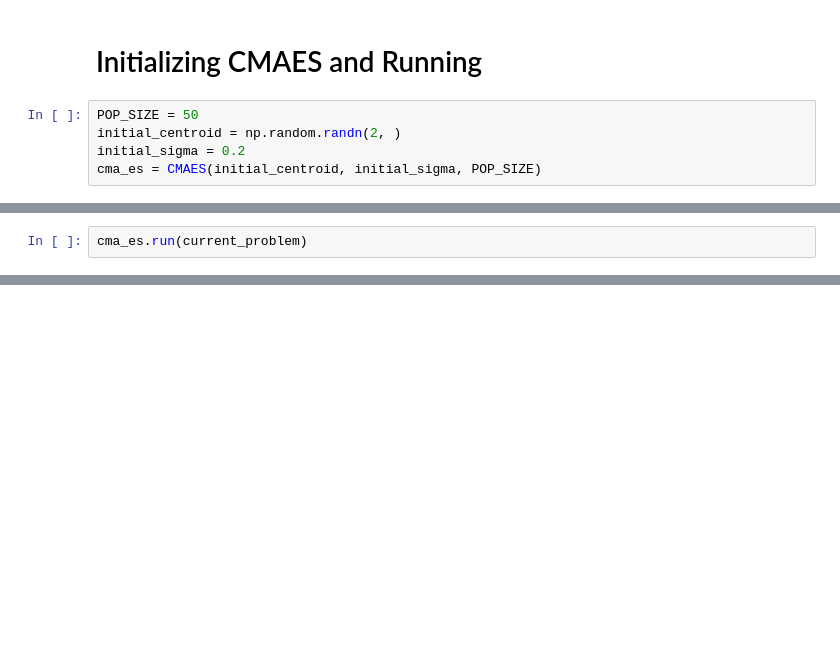
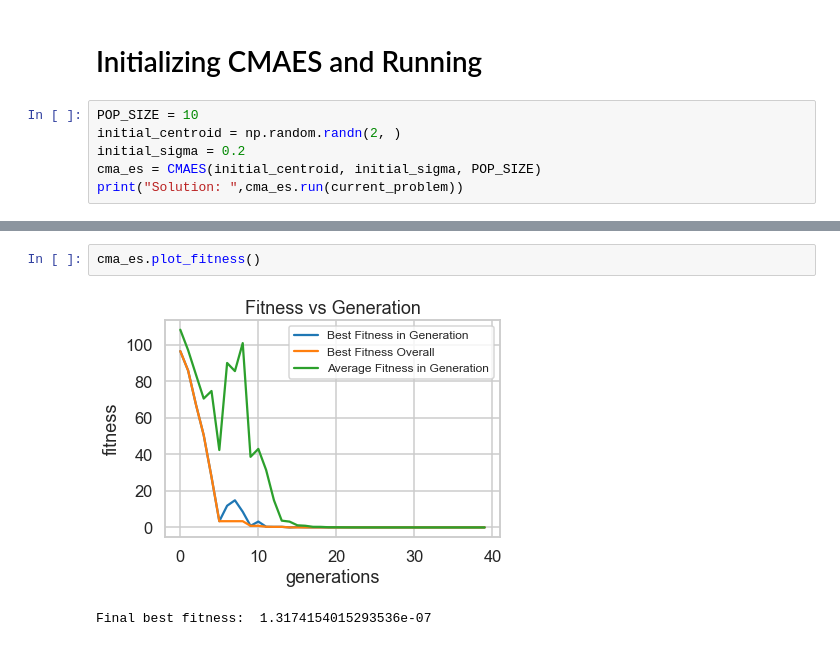
Before and after one commit to luketl2/ME-447-Project-1, a Jupyter notebook: code/Problem4/Problem4_CMA.ipynb, the cells around one changed output, grey strips where cells are left out. Drawn from its saved outputs; the diff is of its cells as text; blank space fills up the shorter version.

```diff
--- a/code/Problem4/Problem4_CMA.ipynb
+++ b/code/Problem4/Problem4_CMA.ipynb
@@ -198,7 +241,8 @@ class CMAES:
 # %% [markdown]
 # Initializing CMAES and Running
 # %%
-POP_SIZE = 50
+POP_SIZE = 10
 initial_centroid = np.random.randn(2, )
 initial_sigma = 0.2
 cma_es = CMAES(initial_centroid, initial_sigma, POP_SIZE)
+print("Solution: ",cma_es.run(current_problem))
@@ -205,2 +250,0 @@ cma_es = CMAES(initial_centroid, initial_sigma, POP_SIZE)
-# %%
-cma_es.run(current_problem)
@@ -258,0 +251,5 @@ HTML(anim.to_html5_video())
+# %%
+cma_es.plot_fitness()
+# %% [output]
+[figure, added]
+Final best fitness:  1.3174154015293536e-07
```
Also changed, not shown: parts of 12 cells of this notebook, 3 other files.
